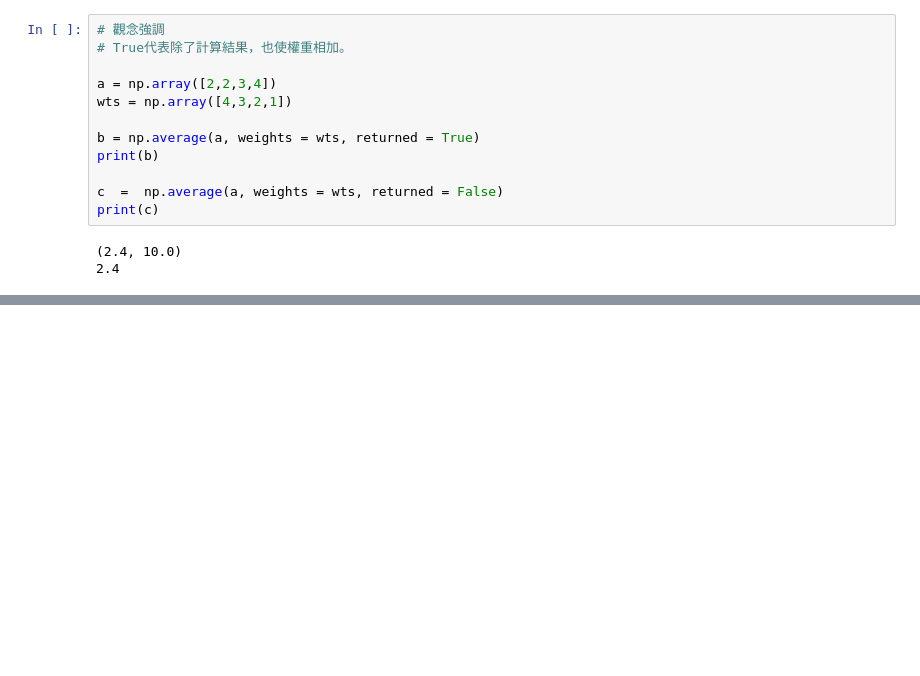
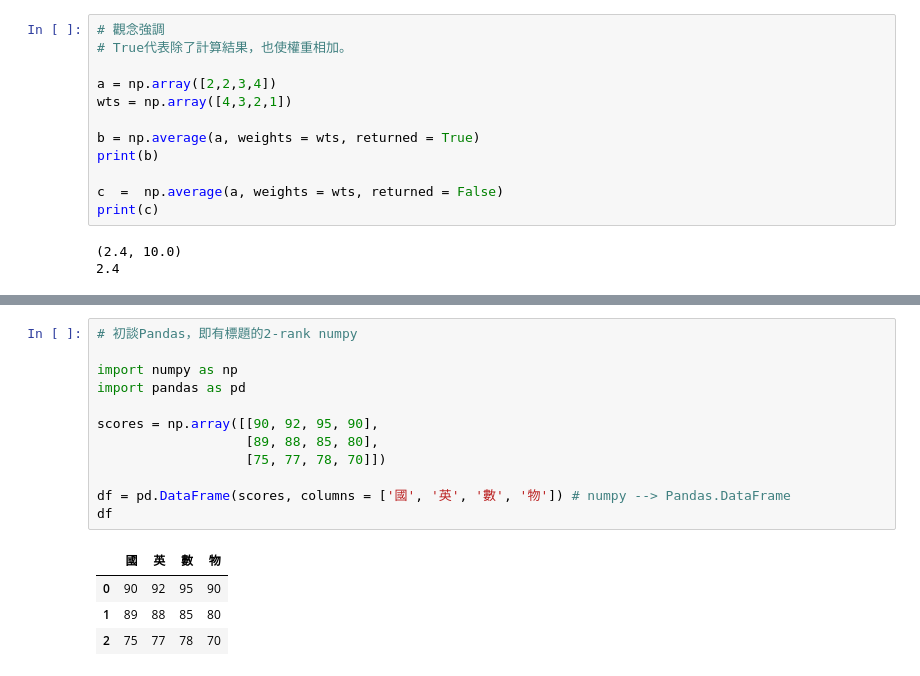
Before and after one commit to nianyiii/Python_AI, a Jupyter notebook: Day09_20210615_Numpy建立與計算.ipynb, the cells around one changed output, grey strips where cells are left out. Cells and saved outputs as stored; diff of their text form; blank space fills up the shorter version.

```diff
--- a/Day09_20210615_Numpy建立與計算.ipynb
+++ b/Day09_20210615_Numpy建立與計算.ipynb
@@ -1239,0 +1258,17 @@ print(c)
+# %%
+# 初談Pandas，即有標題的2-rank numpy
+
+import numpy as np
+import pandas as pd
+
+scores = np.array([[90, 92, 95, 90],
+                   [89, 88, 85, 80],
+                   [75, 77, 78, 70]])
+
+df = pd.DataFrame(scores, columns = ['國', '英', '數', '物']) # numpy --> Pandas.DataFrame
+df
+# %% [output]
+|  | 國 | 英 | 數 | 物 |
+| 0 | 90 | 92 | 95 | 90 |
+| 1 | 89 | 88 | 85 | 80 |
+| 2 | 75 | 77 | 78 | 70 |
```
Also changed, not shown: parts of 4 cells of this notebook.
